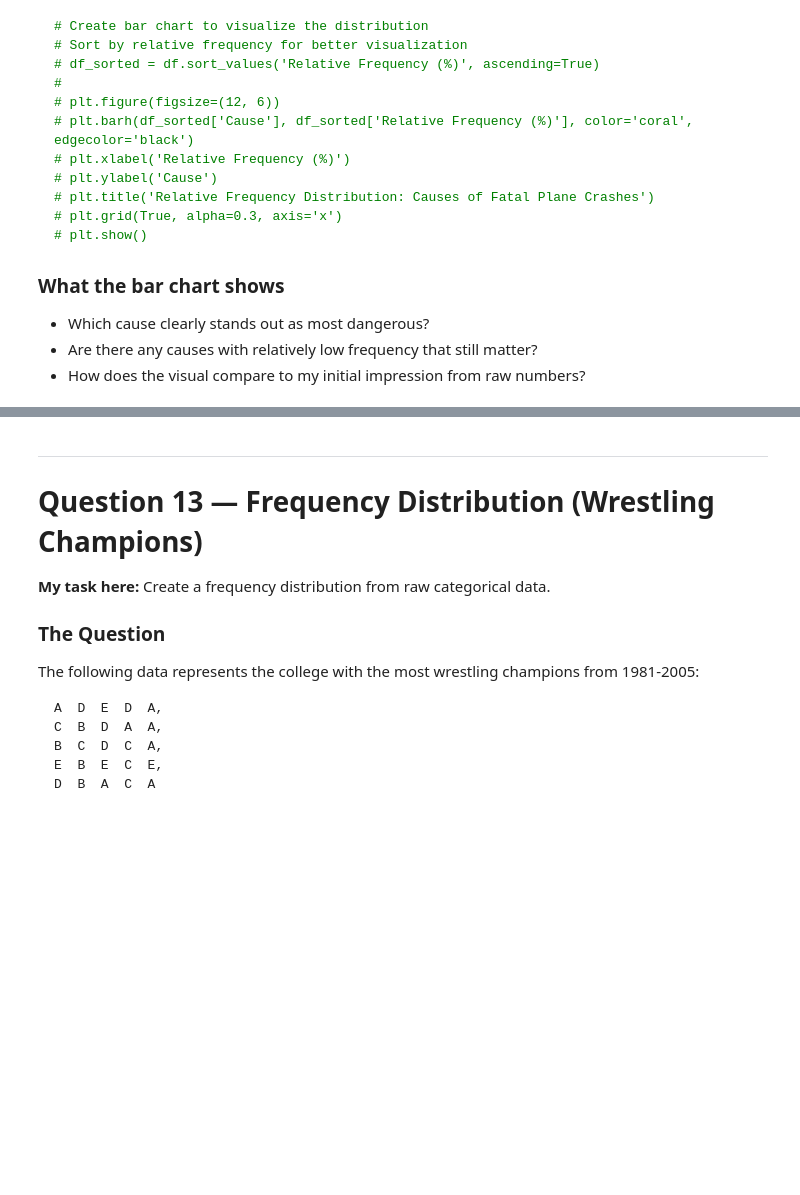
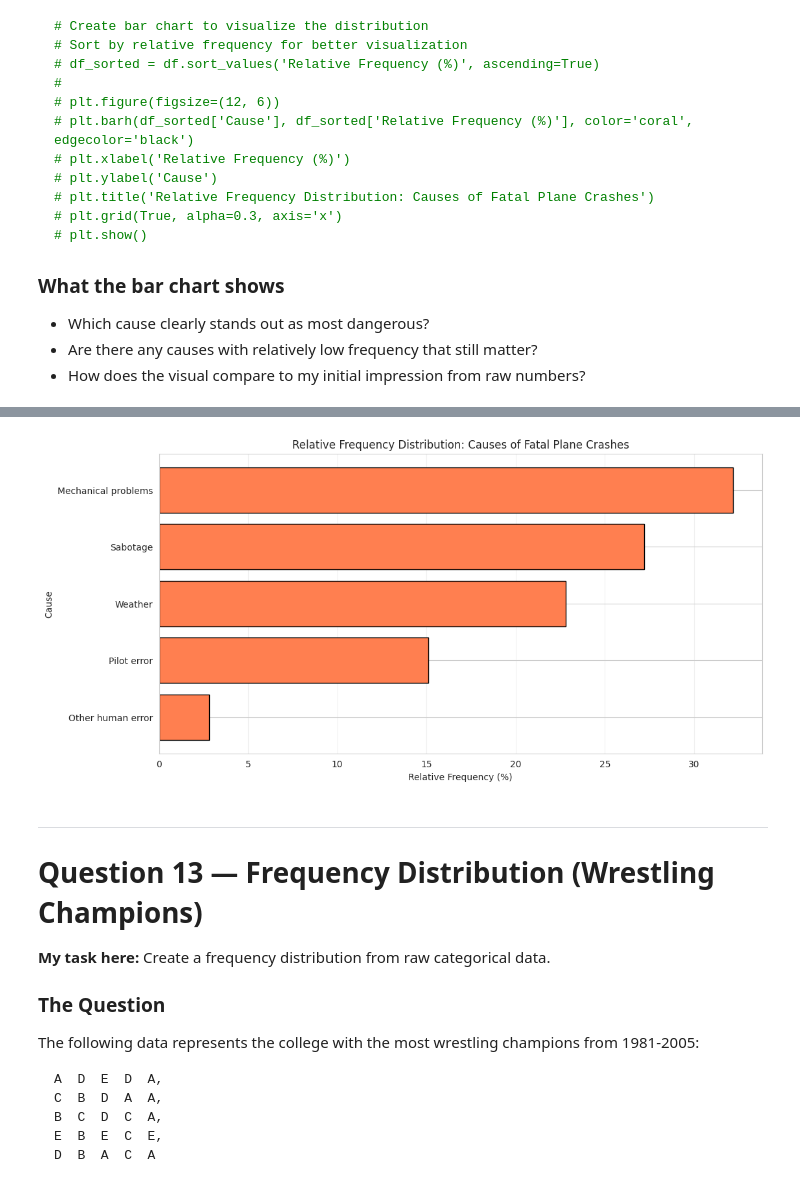
Before and after one commit to alysolamon/Applied-Statistics-For-Business, a Jupyter notebook: Week 1 - Types of Data Measurement Scale & Graphical Displays.ipynb, the cells around one changed output, grey strips where cells are left out. Drawn from its saved outputs; the diff is of its cells as text; code cells hidden in the pictures; blank space fills up the shorter version.

```diff
--- a/Week 1 - Types of Data Measurement Scale & Graphical Displays.ipynb
+++ b/Week 1 - Types of Data Measurement Scale & Graphical Displays.ipynb
@@ -744,0 +747,20 @@ frequencies = [306, 56, 460, 650, 549]
+# %%
+# Workspace for Question 12
+# Causes of plane crashes
+causes = ['Pilot error', 'Other human error', 'Weather', 'Mechanical problems', 'Sabotage']
+
+# Frequencies for each cause
+frequencies = [306, 56, 460, 650, 549]
+
+# Create DataFrame for easier manipulation
+df = pd.DataFrame({'Cause': causes, 'Frequency': frequencies})
+
+# Calculate total number of crashes
+total_crashes = df['Frequency'].sum()
+
+# Calculate relative frequency for each cause
+# Formula: (cause_frequency / total_crashes) * 100
+df['Relative Frequency (%)'] = ((df['Frequency'] / total_crashes) * 100).round(1)
+
+# Display the complete table
+df
@@ -745,3 +774,17 @@ frequencies = [306, 56, 460, 650, 549]
+# %%
+# Create bar chart to visualize the distribution
+# Sort by relative frequency for better visualization
+df_sorted = df.sort_values('Relative Frequency (%)', ascending=True)
+#
+plt.figure(figsize=(12, 6))
+plt.barh(df_sorted['Cause'], df_sorted['Relative Frequency (%)'], color='coral', edgecolor='black')
+plt.xlabel('Relative Frequency (%)')
+plt.ylabel('Cause')
+plt.title('Relative Frequency Distribution: Causes of Fatal Plane Crashes')
+plt.grid(True, alpha=0.3, axis='x')
+plt.show()
+# %% [output]
+[figure, added]
 # %% [markdown]
 ---
 
```
Also changed, not shown: parts of 7 cells of this notebook.
